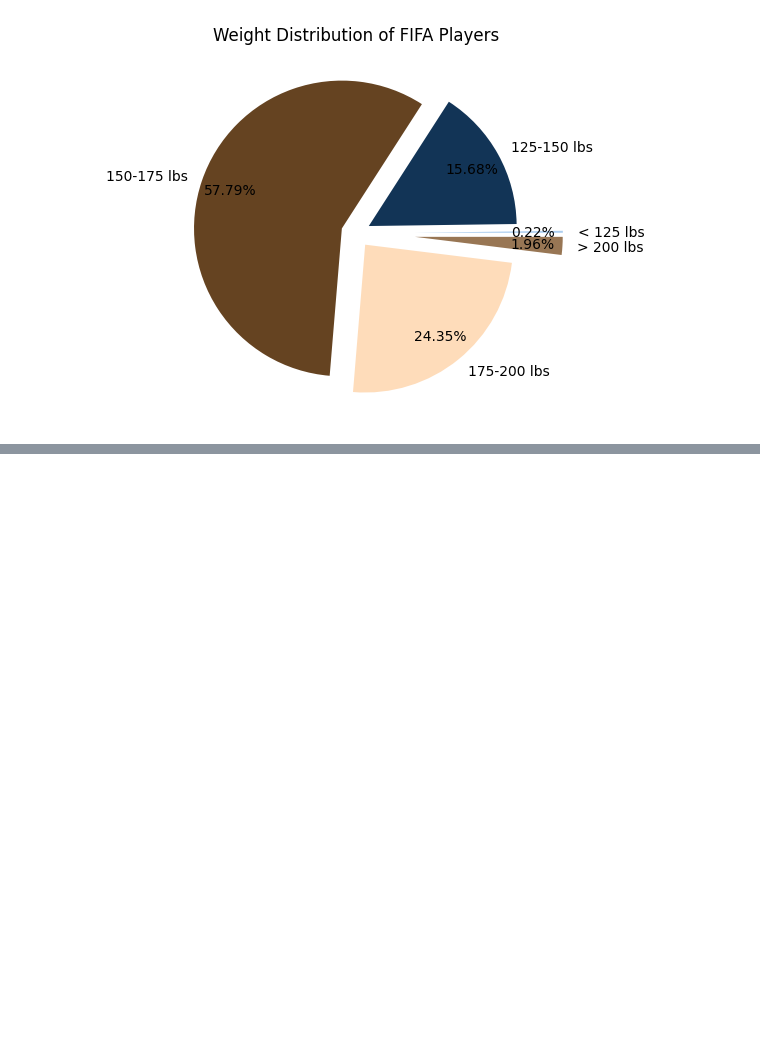
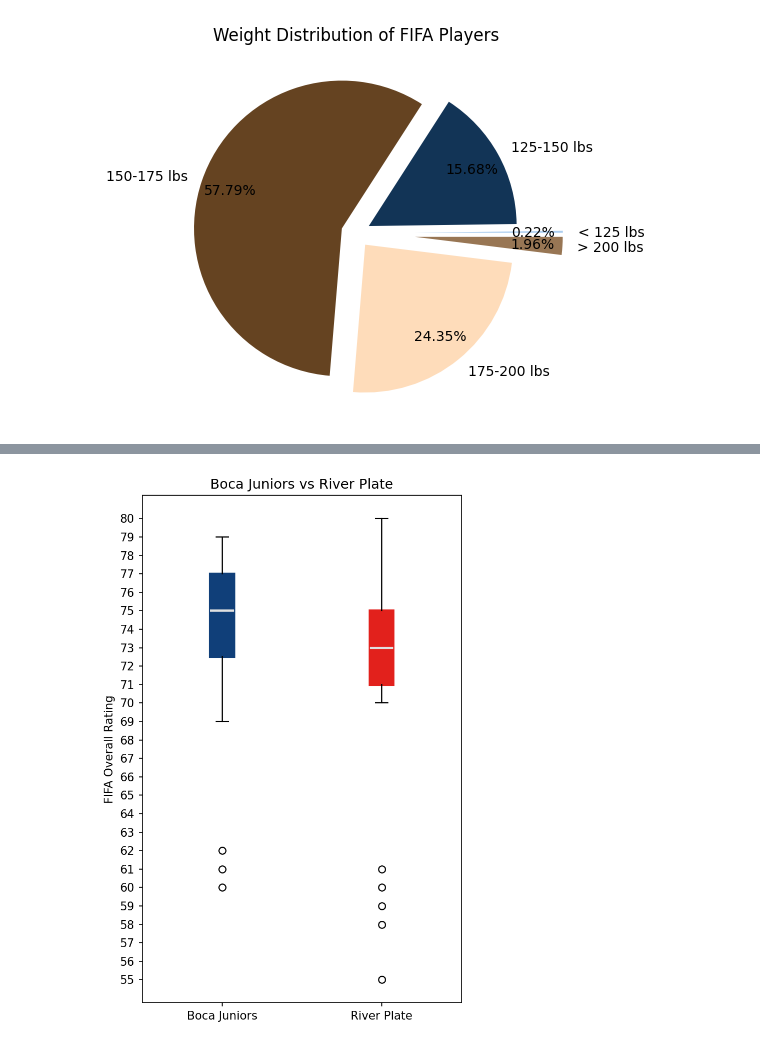
Before and after one commit to J3SSY-ANDU/Food-Delivery-Data-Analysis, a Jupyter notebook: notebooks/matplotlib_tutorial.ipynb, the cells around one changed output, grey strips where cells are left out. Cells and saved outputs as stored; diff of their text form; code cells hidden in the pictures; blank space fills up the shorter version.

```diff
--- a/notebooks/matplotlib_tutorial.ipynb
+++ b/notebooks/matplotlib_tutorial.ipynb
@@ -210,0 +215,22 @@ plt.show() # show the graph
+# %%
+boca = fifa.loc[fifa.Club == 'Boca Juniors']['Overall'] # filter the dataframe for Boca Juniors players
+river = fifa.loc[fifa.Club == 'River Plate']['Overall'] # filter the dataframe for River Plate players
+
+plt.figure(figsize=(5, 8), dpi=150) # resize the graph
+
+labels = ['Boca Juniors', 'River Plate'] # create a list of labels
+colors = ['#103f79', '#E2211C']
+
+boxes = plt.boxplot([boca, river], tick_labels=labels, patch_artist=True, medianprops={'linewidth': 2, 'color': '#e0e0e0'}) # create a boxplot of the Overall column for Boca Juniors and River Plate players
+
+for i, box in enumerate(boxes['boxes']):
+    # set the color of the boxes
+    box.set(color=colors[i], linewidth=2)
+
+plt.title('Boca Juniors vs River Plate') # add a title
+plt.ylabel('FIFA Overall Rating') # add y-axis label
+plt.yticks(np.arange(55, 81, 1))
+
+plt.show() # show the graph
+# %% [output]
+[figure, added]
```
Also changed, not shown: parts of 1 cell of this notebook.
